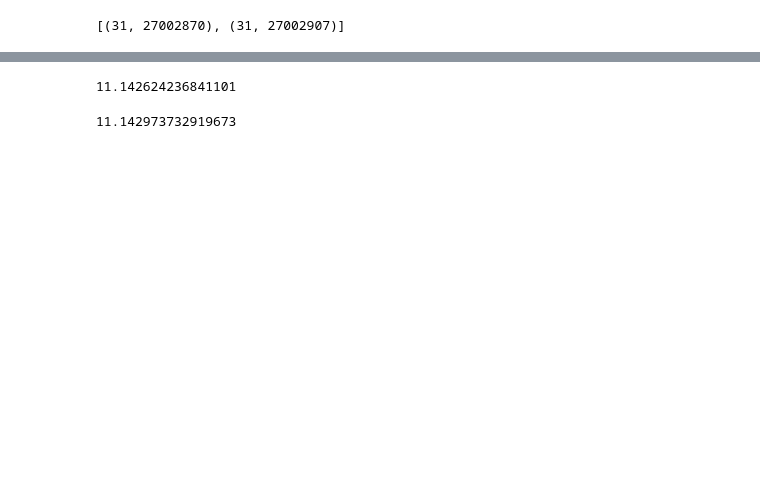
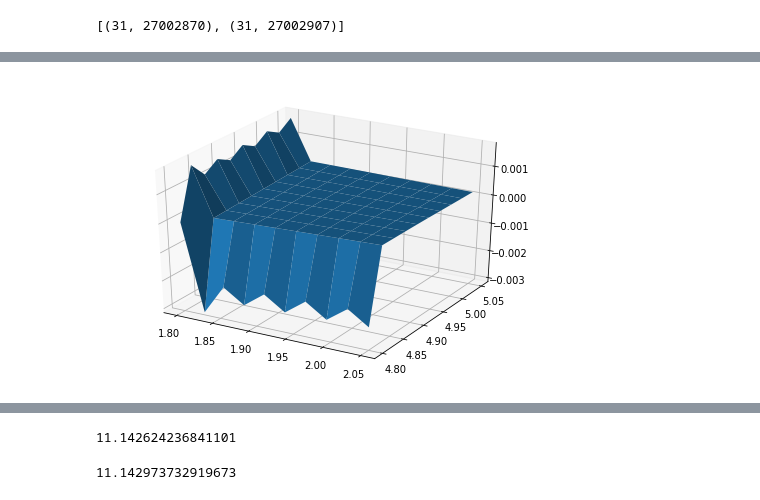
Before and after one commit to jatler/ME398-Magnetic-Mirror, a Jupyter notebook: 2D Profile Scan.ipynb, the cells around one changed output, grey strips where cells are left out. Cells and saved outputs as stored; diff of their text form; code cells hidden in the pictures; blank space fills up the shorter version.

```diff
--- a/2D Profile Scan.ipynb
+++ b/2D Profile Scan.ipynb
@@ -134,0 +332,7 @@ print (surface_profile)
+# %%
+fig = plt.figure()
+ax = Axes3D(fig)
+ax.plot_surface(x_plt, y_plt, surface_profile_v3)
+plt.show()
+# %% [output]
+[figure, added]
```
Also changed, not shown: parts of 34 cells of this notebook, 2 other files.
